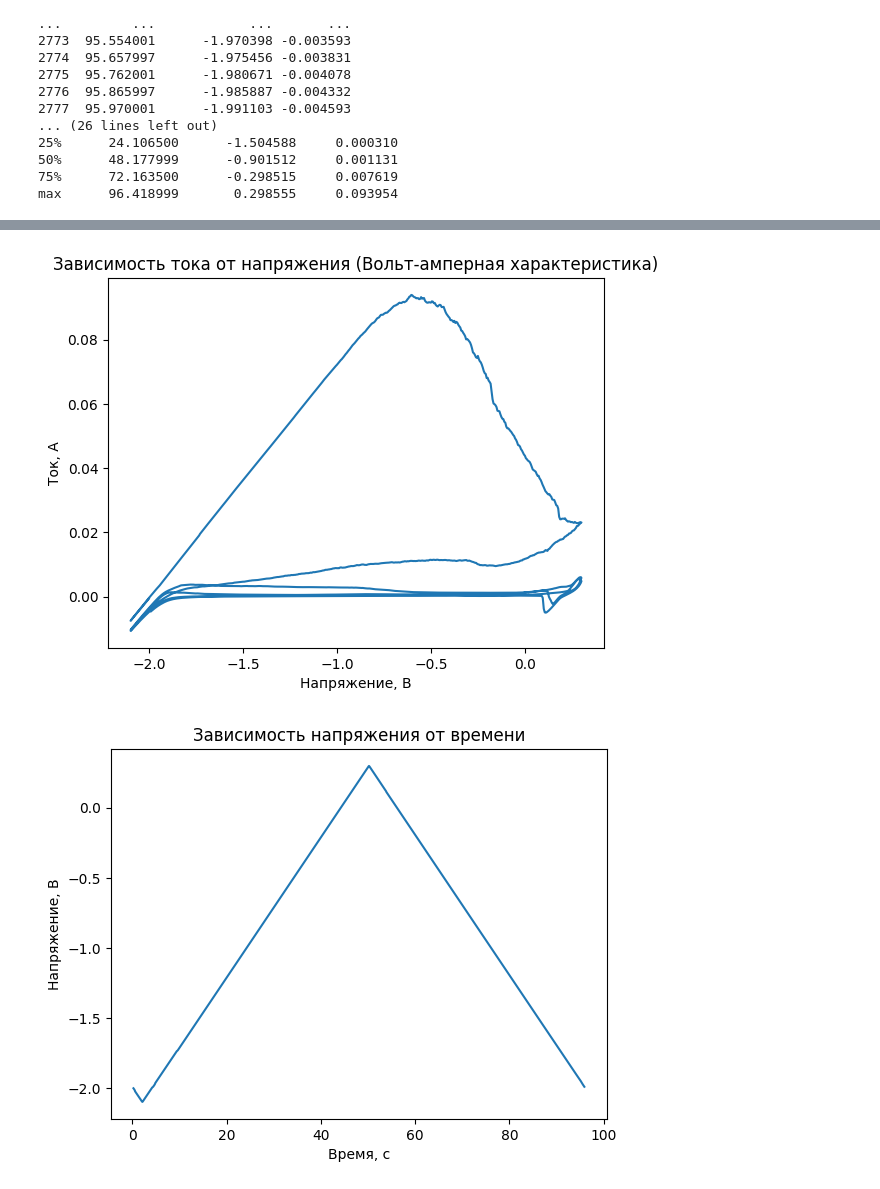
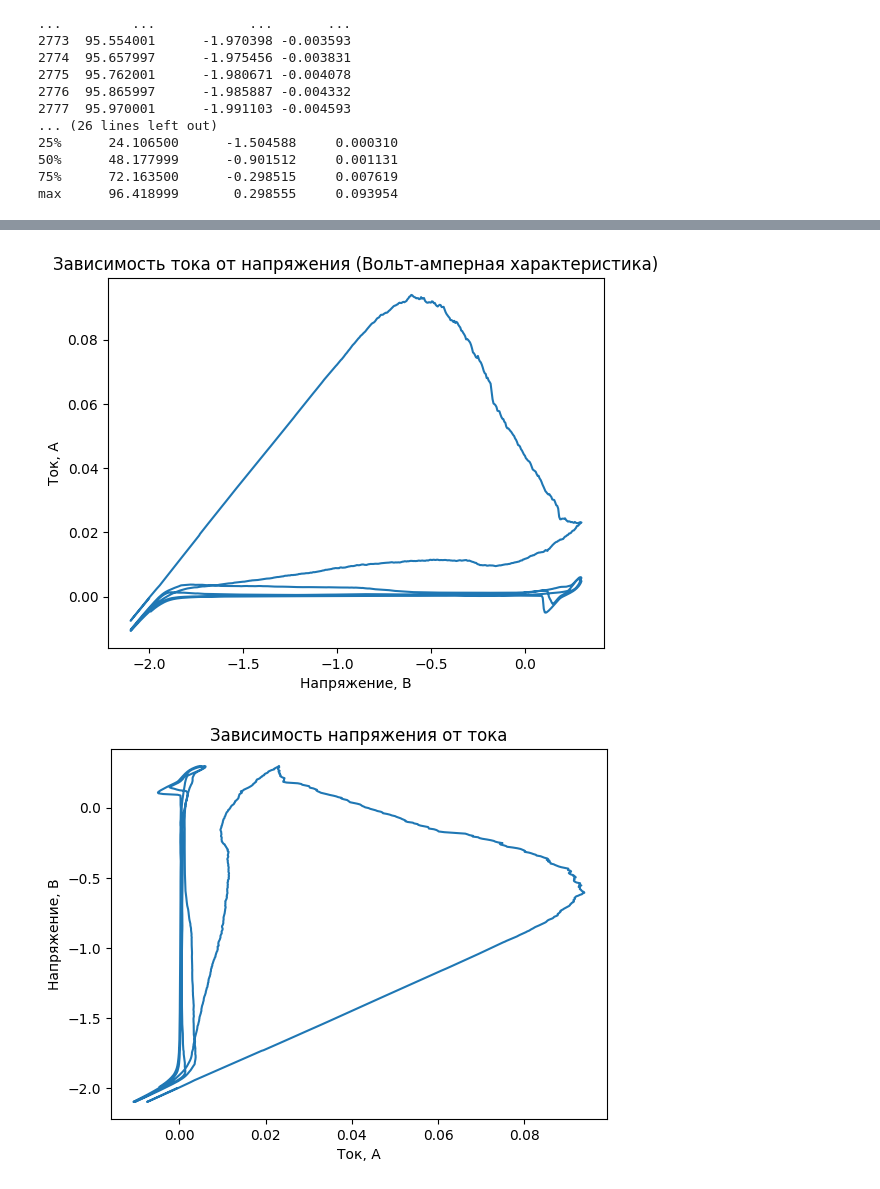
Before and after one commit to IgorChekmarev/fizha, a Jupyter notebook: el_kap/2/g/el_kap2g.ipynb, the cells around one changed output, grey strips where cells are left out. Saved outputs shown, nothing was run; the diff lists cells and outputs as text; code cells hidden in the pictures.

Commit message:
Сделал графики напряжения от тока

```diff
--- a/el_kap/2/g/el_kap2g.ipynb
+++ b/el_kap/2/g/el_kap2g.ipynb
@@ -89,32 +89,48 @@ plt.savefig("Ток от напряжения 3 цикла", bbox_inches='tight'
 
 plt.show()
 
+plt.plot(result_df['Ток, А'], result_df['Напряжение, В'])
+plt.title('Зависимость напряжения от тока')
+plt.xlabel('Ток, А')
+plt.ylabel('Напряжение, В')
+plt.savefig("Ток от напряжения 3 цикла", bbox_inches='tight')
+
+plt.show()
+
 plt.plot(result_df1['Время, с'], result_df1['Напряжение, В'])
 plt.title('Зависимость напряжения от времени')
 plt.xlabel('Время, с')
 plt.ylabel('Напряжение, В')
 plt.savefig("Напряжение от времени 1 цикл", bbox_inches='tight')
 
 plt.show()
 
 # 3. График C от
 plt.plot(result_df1['Время, с'], result_df1['Ток, А'])
 plt.title('Зависимость тока от времени')
 plt.xlabel('Время, с')
 plt.ylabel('Ток, А')
 plt.savefig("Ток от времени 1 цикл", bbox_inches='tight')
 
 plt.show()
 
 plt.plot(result_df1['Напряжение, В'], result_df1['Ток, А'])
 plt.title('Зависимость тока от напряжения (Вольт-амперная характеристика)')
 plt.xlabel('Напряжение, В')
 plt.ylabel('Ток, А')
 plt.savefig("Ток от напряжения 1 цикл", bbox_inches='tight')
 
 plt.show()
+
+plt.plot(result_df1['Ток, А'], result_df1['Напряжение, В'])
+plt.title('Зависимость напряжения от тока')
+plt.xlabel('Ток, А')
+plt.ylabel('Напряжение, В')
+plt.savefig("Ток от напряжения 1 цикл", bbox_inches='tight')
+
+plt.show()
 # %% [output]
 [figure]
 [figure]
 [figure]
-[figure, old version]
+[figure, new version]
```
Also changed, not shown: parts of 1 cell of this notebook, 10 other files.
